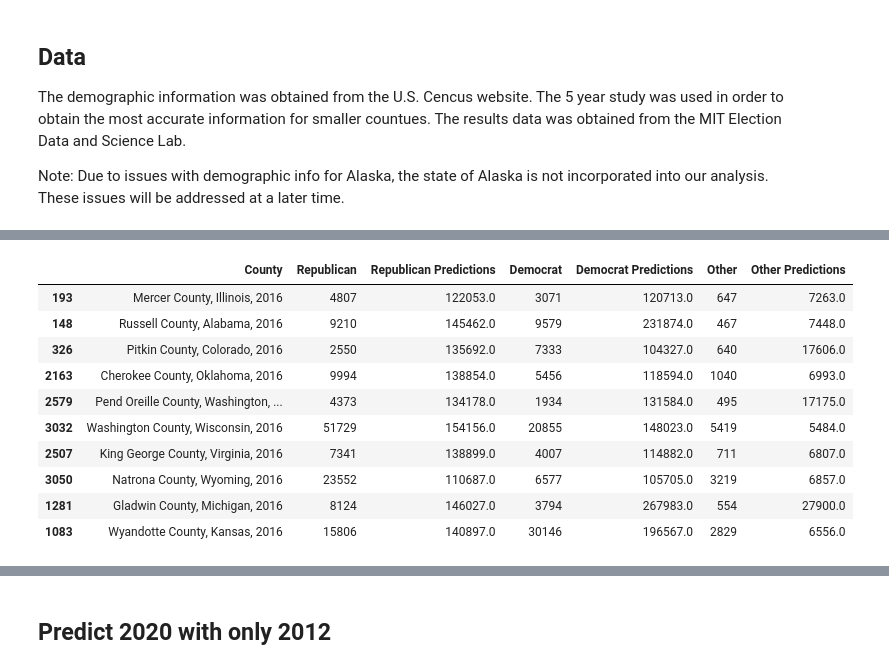
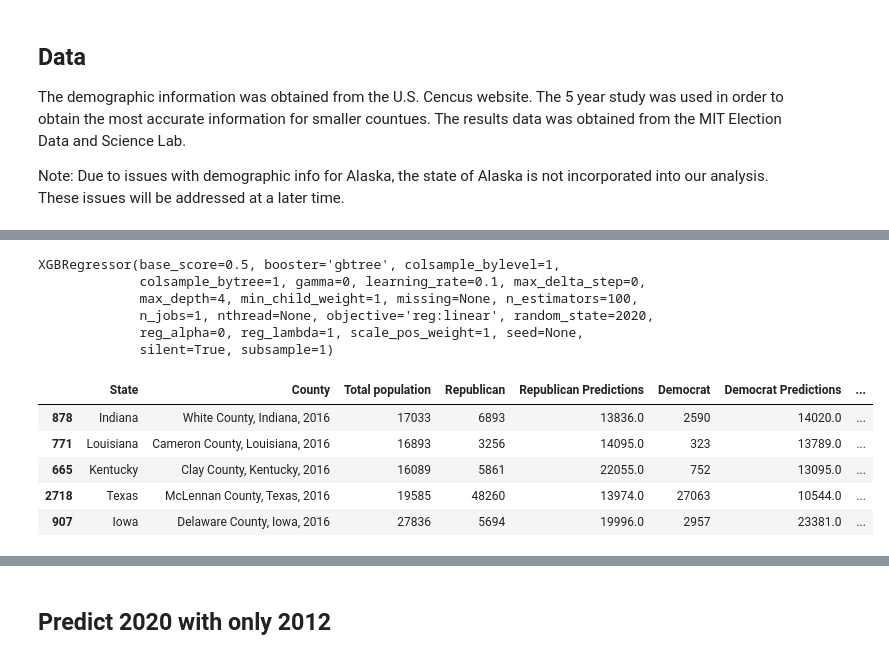
Before and after one commit to StevenDye/2020-Presidential-Election, a Jupyter notebook: The_Notebook.ipynb, the cells around one changed output, grey strips where cells are left out. Cells and saved outputs as stored; diff of their text form; code cells hidden in the pictures.

```diff
--- a/The_Notebook.ipynb
+++ b/The_Notebook.ipynb
@@ -81,9 +87,9 @@ XGBRegressor(base_score=0.5, booster='gbtree', colsample_bylevel=1,
              reg_alpha=0, reg_lambda=1, scale_pos_weight=1, seed=None,
              silent=True, subsample=1)
 # %%
-model_tuned_D = GridSearchCV(XGB, parameters, cv=5, n_jobs= -1)
-model_tuned_D.fit(X_train_scale, y_train_D)
-model_tuned_D.best_estimator_
+model_tuned_D_c = GridSearchCV(XGB, parameters, cv=5, n_jobs= -1)
+model_tuned_D_c.fit(X_train_c_scale, y_train_D_c)
+print(model_tuned_D_c.best_estimator_)
 # %% [output]
 XGBRegressor(base_score=0.5, booster='gbtree', colsample_bylevel=1,
              colsample_bytree=1, gamma=0, learning_rate=0.1, max_delta_step=0,
@@ -136,12 +100,23 @@ XGBRegressor(base_score=0.5, booster='gbtree', colsample_bylevel=1,
+# %%
+model_tuned_T_c = GridSearchCV(XGB, parameters, cv=5, n_jobs= -1)
+model_tuned_T_c.fit(X_train_c_scale, y_train_T_c)
+print(model_tuned_T_c.best_estimator_)
+# %% [output]
+XGBRegressor(base_score=0.5, booster='gbtree', colsample_bylevel=1,
+             colsample_bytree=1, gamma=0, learning_rate=0.1, max_delta_step=0,
+             max_depth=4, min_child_weight=1, missing=None, n_estimators=100,
+             n_jobs=1, nthread=None, objective='reg:linear', random_state=2020,
+             reg_alpha=0, reg_lambda=1, scale_pos_weight=1, seed=None,
+             silent=True, subsample=1)
 # %%
-predictions_R = make_predictions('Republican', model_tuned_R, X_test_scale, y_test_R, df_2016)
-predictions_D = make_predictions('Democrat', model_tuned_D, X_test_scale, y_test_D, df_2016)
-predictions_O = make_predictions('Other', model_tuned_O, X_test_scale, y_test_O, df_2016)
+predictions_R = make_predictions('Republican', model_tuned_R_c, X_test_c_scale, y_test_R_c, df_2016)
+predictions_D = make_predictions('Democrat', model_tuned_D_c, X_test_c_scale, y_test_D_c, df_2016)
+predictions_T = make_predictions('Third', model_tuned_T_c, X_test_c_scale, y_test_T_c, df_2016)
 # %%
 predictions_2016 = combine_predictions(predictions_R, predictions_D,
-                                       predictions_O, df_2016)
+                                       predictions_T, df_2016)
 
-predictions_2016 = predictions_2016.drop(columns=['Republican_y', 'Democrat_y', 'Other_y'])
+predictions_2016 = predictions_2016.drop(columns=['Republican_y', 'Democrat_y', 'Third_y'])
 predictions_2016 = predictions_2016.rename(columns={'Republican_x': 'Republican',
                                                     'Democrat_x': 'Democrat',
-                                                    'Other_x': 'Other'})
+                                                    'Third_x': 'Third'})
@@ -153,14 +123,9 @@ interests2 = ['County','Republican','Republican Predictions',
 # %%
-predictions_2016[interests2].sample(10).round()
+predictions_2016.sample(5).round()
 # %% [output]
-|  | County | Republican | Republican Predictions | Democrat | Democrat Predictions | Other | Other Predictions |
-| 193 | Mercer County, Illinois, 2016 | 4807 | 122053.0 | 3071 | 120713.0 | 647 | 7263.0 |
-| 148 | Russell County, Alabama, 2016 | 9210 | 145462.0 | 9579 | 231874.0 | 467 | 7448.0 |
-| 326 | Pitkin County, Colorado, 2016 | 2550 | 135692.0 | 7333 | 104327.0 | 640 | 17606.0 |
-| 2163 | Cherokee County, Oklahoma, 2016 | 9994 | 138854.0 | 5456 | 118594.0 | 1040 | 6993.0 |
-| 2579 | Pend Oreille County, Washington, ... | 4373 | 134178.0 | 1934 | 131584.0 | 495 | 17175.0 |
-| 3032 | Washington County, Wisconsin, 2016 | 51729 | 154156.0 | 20855 | 148023.0 | 5419 | 5484.0 |
-| 2507 | King George County, Virginia, 2016 | 7341 | 138899.0 | 4007 | 114882.0 | 711 | 6807.0 |
-| 3050 | Natrona County, Wyoming, 2016 | 23552 | 110687.0 | 6577 | 105705.0 | 3219 | 6857.0 |
-| 1281 | Gladwin County, Michigan, 2016 | 8124 | 146027.0 | 3794 | 267983.0 | 554 | 27900.0 |
-| 1083 | Wyandotte County, Kansas, 2016 | 15806 | 140897.0 | 30146 | 196567.0 | 2829 | 6556.0 |
+|  | State | County | Total population | Republican | Republican Predictions | Democrat | Democrat Predictions | ... |
+| 878 | Indiana | White County, Indiana, 2016 | 17033 | 6893 | 13836.0 | 2590 | 14020.0 | ... |
+| 771 | Louisiana | Cameron County, Louisiana, 2016 | 16893 | 3256 | 14095.0 | 323 | 13789.0 | ... |
+| 665 | Kentucky | Clay County, Kentucky, 2016 | 16089 | 5861 | 22055.0 | 752 | 13095.0 | ... |
+| 2718 | Texas | McLennan County, Texas, 2016 | 19585 | 48260 | 13974.0 | 27063 | 10544.0 | ... |
+| 907 | Iowa | Delaware County, Iowa, 2016 | 27836 | 5694 | 19996.0 | 2957 | 23381.0 | ... |
```
Also changed, not shown: parts of 28 cells of this notebook, 4 other files.
